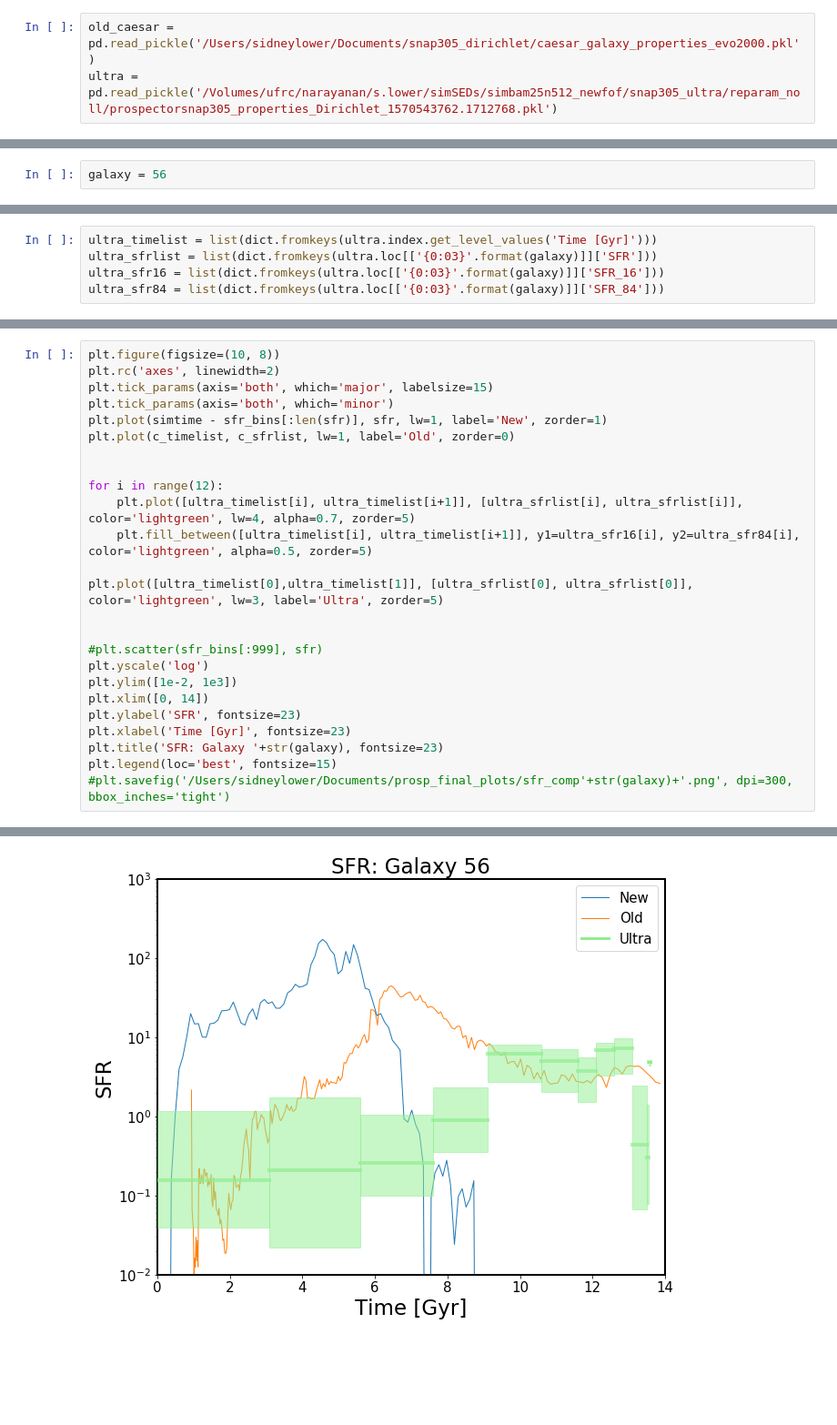
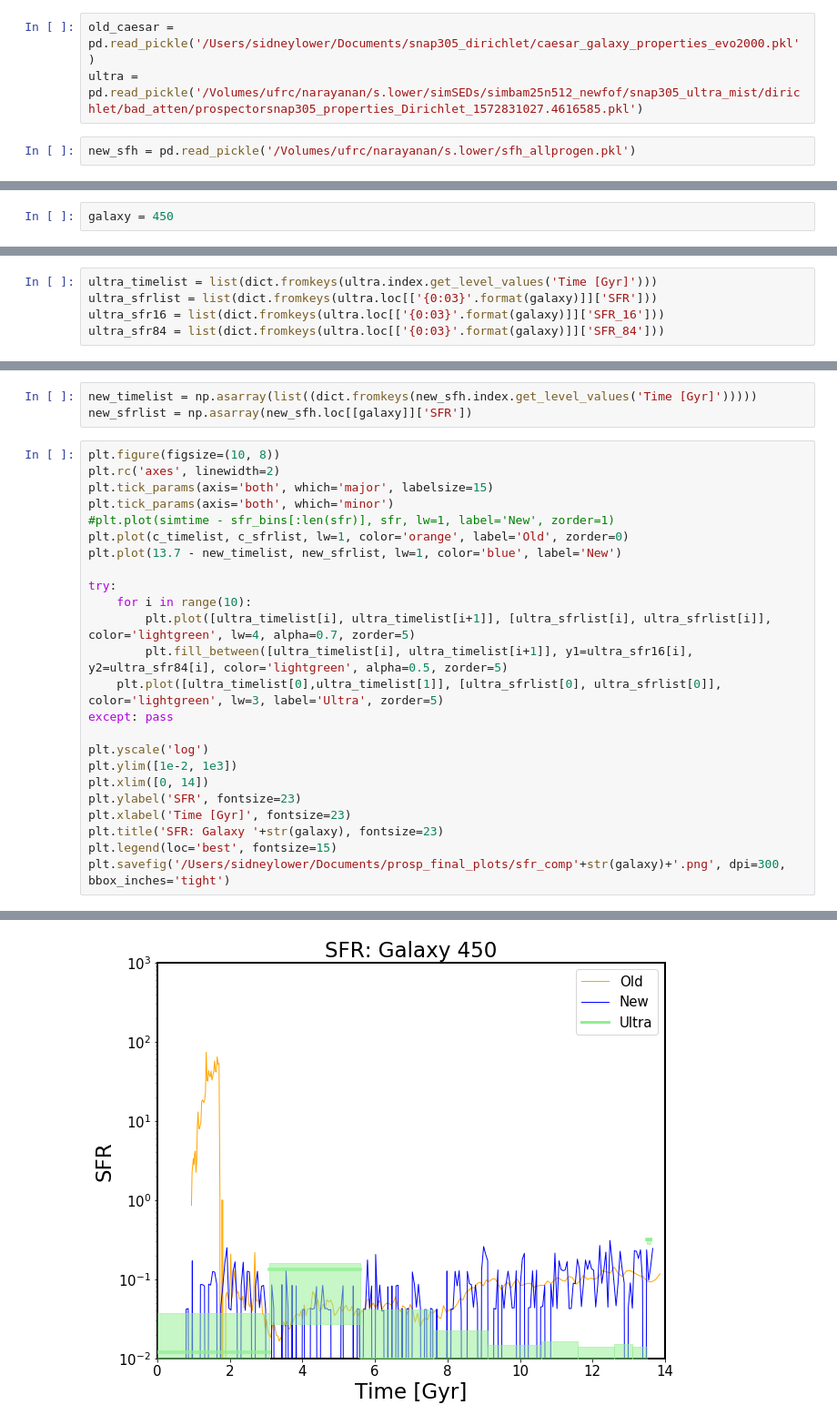
Before and after one commit to smlower/scripts_n_things, a Jupyter notebook: sfh_allprogen.ipynb, the cells around one changed output, grey strips where cells are left out. Shown: that part at 91% size. Drawn from its saved outputs; the diff is of its cells as text; blank space fills up the shorter version.

```diff
--- a/sfh_allprogen.ipynb
+++ b/sfh_allprogen.ipynb
@@ -146,3 +28,5 @@ fsps_ssp = fsps.StellarPopulation(sfh=params['fsps_sfh'],
 # %%
 old_caesar = pd.read_pickle('/Users/sidneylower/Documents/snap305_dirichlet/caesar_galaxy_properties_evo2000.pkl')
-ultra = pd.read_pickle('/Volumes/ufrc/narayanan/s.lower/simSEDs/simbam25n512_newfof/snap305_ultra/reparam_noll/prospectorsnap305_properties_Dirichlet_1570543762.1712768.pkl')
+ultra = pd.read_pickle('/Volumes/ufrc/narayanan/s.lower/simSEDs/simbam25n512_newfof/snap305_ultra_mist/dirichlet/bad_atten/prospectorsnap305_properties_Dirichlet_1572831027.4616585.pkl')
+# %%
+new_sfh = pd.read_pickle('/Volumes/ufrc/narayanan/s.lower/sfh_allprogen.pkl')
@@ -149,2 +36,2 @@ ultra = pd.read_pickle('/Volumes/ufrc/narayanan/s.lower/simSEDs/simbam25n512_new
 # %%
-galaxy = 56
+galaxy = 450
@@ -200,20 +46,22 @@ simtime = obj.simulation.time.in_units('Gyr').value
+# %%
+new_timelist = np.asarray(list((dict.fromkeys(new_sfh.index.get_level_values('Time [Gyr]')))))
+new_sfrlist = np.asarray(new_sfh.loc[[galaxy]]['SFR'])
 # %%
 plt.figure(figsize=(10, 8))
 plt.rc('axes', linewidth=2)
 plt.tick_params(axis='both', which='major', labelsize=15)
 plt.tick_params(axis='both', which='minor')
-plt.plot(simtime - sfr_bins[:len(sfr)], sfr, lw=1, label='New', zorder=1)
-plt.plot(c_timelist, c_sfrlist, lw=1, label='Old', zorder=0)
+#plt.plot(simtime - sfr_bins[:len(sfr)], sfr, lw=1, label='New', zorder=1)
+plt.plot(c_timelist, c_sfrlist, lw=1, color='orange', label='Old', zorder=0)
+plt.plot(13.7 - new_timelist, new_sfrlist, lw=1, color='blue', label='New')
 
+try:
+    for i in range(10):
+        plt.plot([ultra_timelist[i], ultra_timelist[i+1]], [ultra_sfrlist[i], ultra_sfrlist[i]], color='lightgreen', lw=4, alpha=0.7, zorder=5)
+        plt.fill_between([ultra_timelist[i], ultra_timelist[i+1]], y1=ultra_sfr16[i], y2=ultra_sfr84[i], color='lightgreen', alpha=0.5, zorder=5)
+    plt.plot([ultra_timelist[0],ultra_timelist[1]], [ultra_sfrlist[0], ultra_sfrlist[0]], color='lightgreen', lw=3, label='Ultra', zorder=5)
+except: pass
 
-for i in range(12):
-    plt.plot([ultra_timelist[i], ultra_timelist[i+1]], [ultra_sfrlist[i], ultra_sfrlist[i]], color='lightgreen', lw=4, alpha=0.7, zorder=5)
-    plt.fill_between([ultra_timelist[i], ultra_timelist[i+1]], y1=ultra_sfr16[i], y2=ultra_sfr84[i], color='lightgreen', alpha=0.5, zorder=5)
-
-plt.plot([ultra_timelist[0],ultra_timelist[1]], [ultra_sfrlist[0], ultra_sfrlist[0]], color='lightgreen', lw=3, label='Ultra', zorder=5)
-
-
-#plt.scatter(sfr_bins[:999], sfr)
 plt.yscale('log')
 plt.ylim([1e-2, 1e3])
 plt.xlim([0, 14])
@@ -221,5 +69,5 @@ plt.ylabel('SFR', fontsize=23)
 plt.xlabel('Time [Gyr]', fontsize=23)
 plt.title('SFR: Galaxy '+str(galaxy), fontsize=23)
 plt.legend(loc='best', fontsize=15)
-#plt.savefig('/Users/sidneylower/Documents/prosp_final_plots/sfr_comp'+str(galaxy)+'.png', dpi=300, bbox_inches='tight')
+plt.savefig('/Users/sidneylower/Documents/prosp_final_plots/sfr_comp'+str(galaxy)+'.png', dpi=300, bbox_inches='tight')
 # %% [output]
@@ -227 +74 @@ plt.legend(loc='best', fontsize=15)
-[figure, old version]
+[figure, new version]
```
Also changed, not shown: parts of 30 cells of this notebook, 16 other files.
